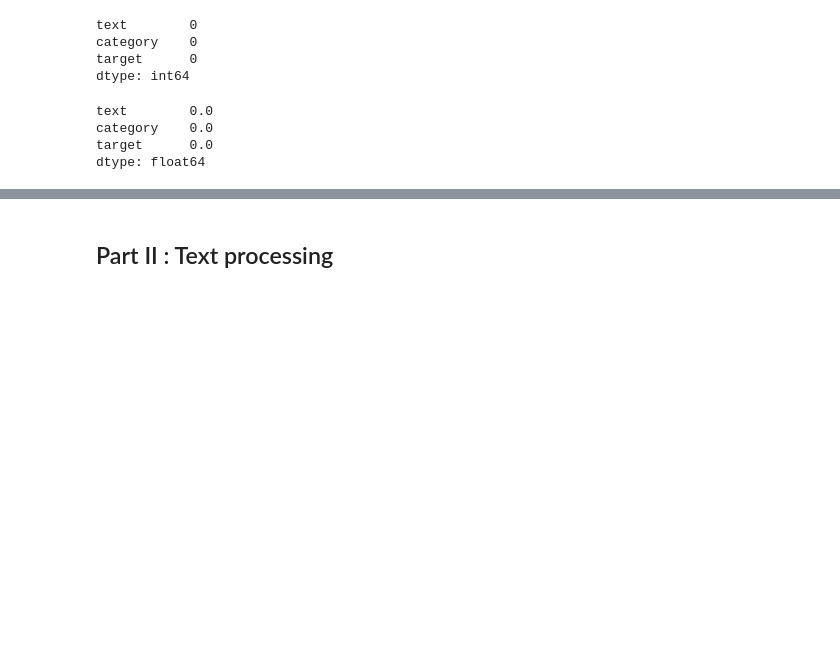
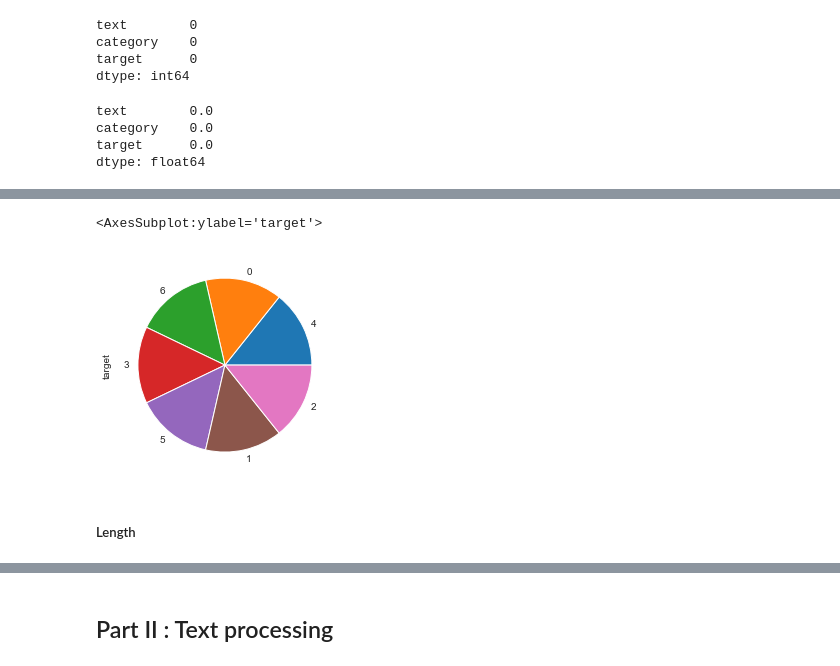
Before and after one commit to oumeima-elgharbi/P6_Data_Science_OpenClassrooms, a Jupyter notebook: P6_02_NLP.ipynb, the cells around one changed output, grey strips where cells are left out. Drawn from its saved outputs; the diff is of its cells as text; code cells hidden in the pictures; blank space fills up the shorter version.

```diff
--- a/P6_02_NLP.ipynb
+++ b/P6_02_NLP.ipynb
@@ -91,0 +166,7 @@ dtype: float64
+# %%
+data_text.target.value_counts().plot(kind="pie")
+# %% [output]
+<AxesSubplot:ylabel='target'>
+[figure, added]
+# %% [markdown]
+##### Length
```
Also changed, not shown: parts of 70 cells of this notebook, 4 other files.
